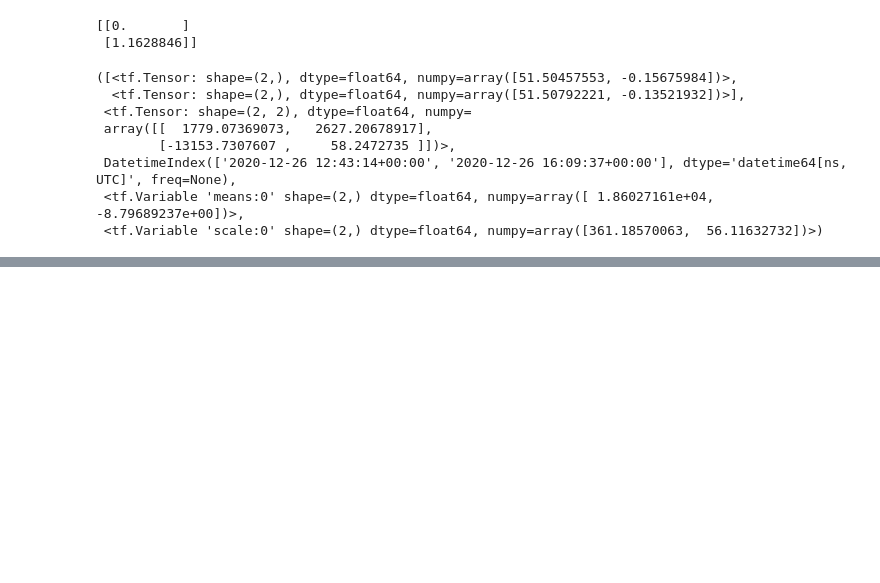
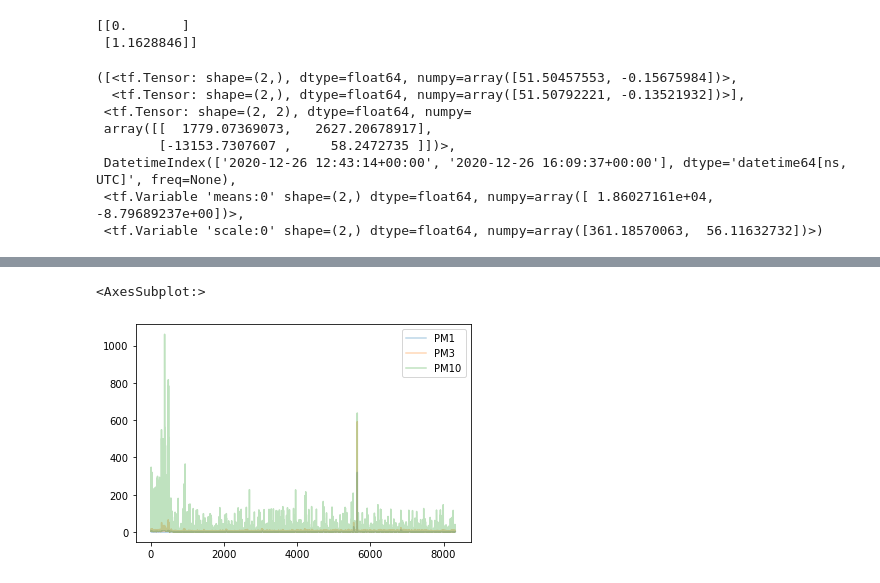
Before and after one commit to wolfiex/TemporalGeoLocation, a Jupyter notebook: loadsaved.ipynb, the cells around one changed output, grey strips where cells are left out. Drawn from its saved outputs; the diff is of its cells as text; code cells hidden in the pictures; blank space fills up the shorter version.

```diff
--- a/loadsaved.ipynb
+++ b/loadsaved.ipynb
@@ -71,0 +120,5 @@ l.scaled
+# %%
+df[['PM1','PM3','PM10']].plot(alpha=.3)
+# %% [output]
+<AxesSubplot:>
+[figure, added]
```
Also changed, not shown: parts of 9 cells of this notebook, 43 other files.
